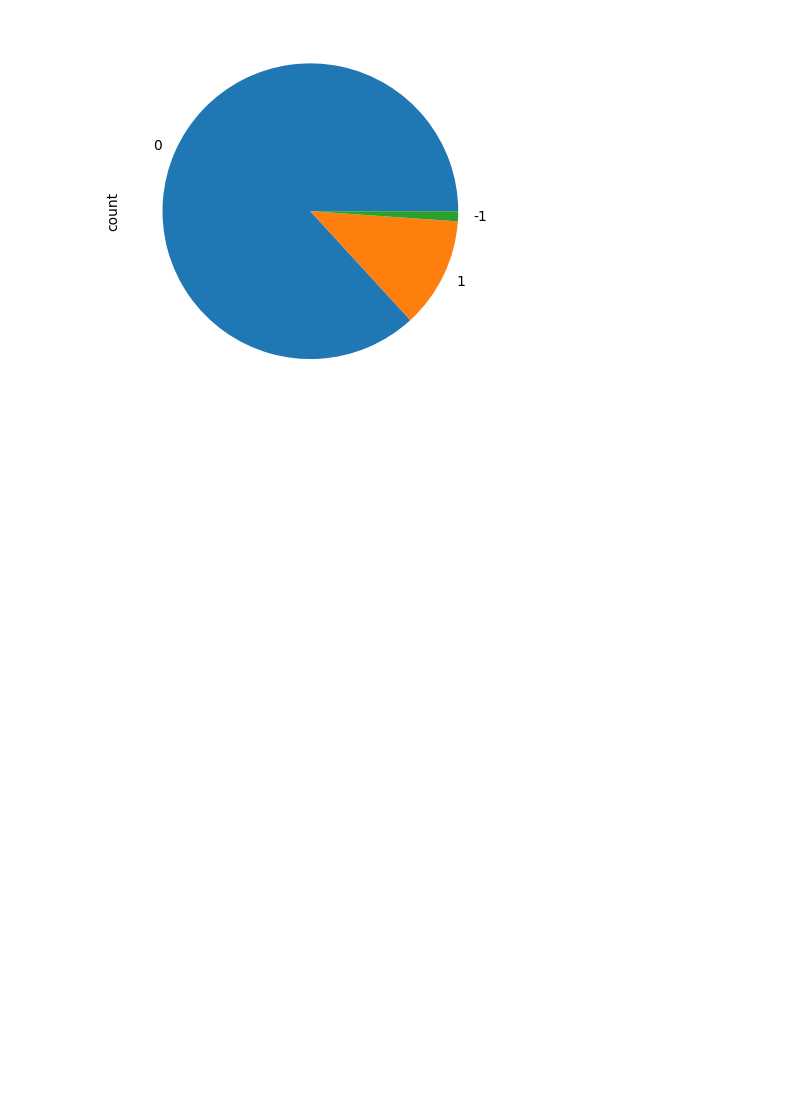
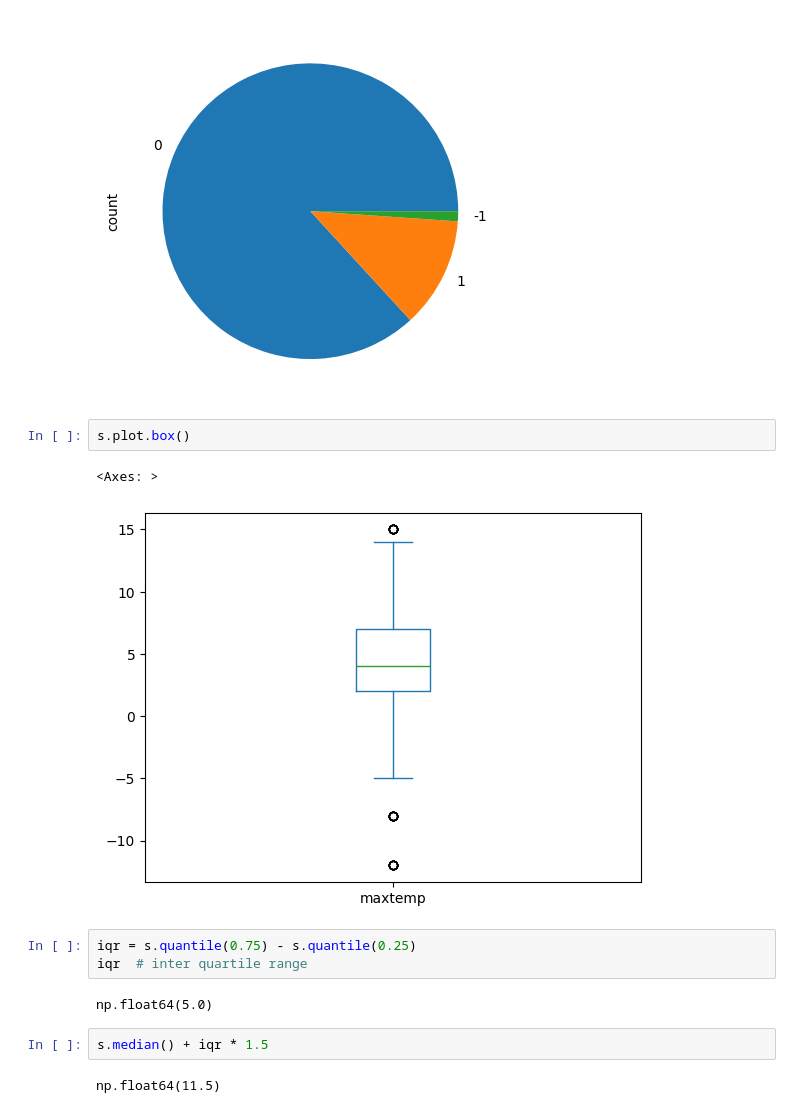
Before and after one commit to reuven/apple-2025-05May-29-visualization, a Jupyter notebook: 2025-05May-29-visualization.ipynb, the cells around one changed output. Saved outputs shown, nothing was run; the diff lists cells and outputs as text; blank space fills up the shorter version.

```diff
--- a/2025-05May-29-visualization.ipynb
+++ b/2025-05May-29-visualization.ipynb
@@ -437,3 +437,17 @@ Name: maxtemp, Length: 728, dtype: int64
 # %% [output]
 <Axes: ylabel='count'>
 [figure]
+# %%
+s.plot.box()
+# %% [output]
+<Axes: >
+[figure, added]
+# %%
+iqr = s.quantile(0.75) - s.quantile(0.25)
+iqr  # inter quartile range
+# %% [output]
+np.float64(5.0)
+# %%
+s.median() + iqr * 1.5
+# %% [output]
+np.float64(11.5)
```
